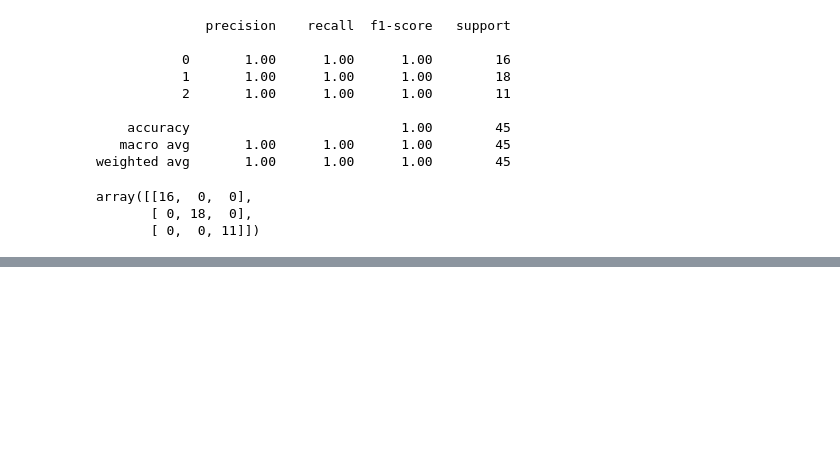
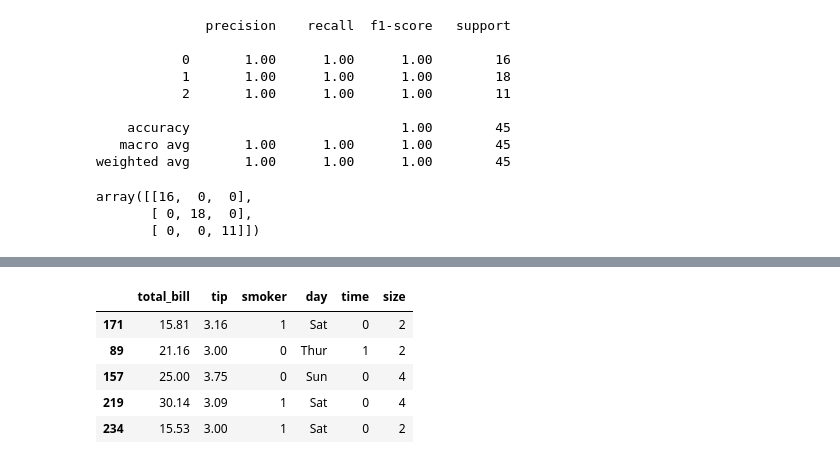
Before and after one commit to Aadarshrai1801/Naive-Bayes, a Jupyter notebook: Naive-Bayes.ipynb, the cells around one changed output, grey strips where cells are left out. Saved outputs shown, nothing was run; the diff lists cells and outputs as text; code cells hidden in the pictures; blank space fills up the shorter version.

```diff
--- a/Naive-Bayes.ipynb
+++ b/Naive-Bayes.ipynb
@@ -108,0 +138,17 @@ sns.load_dataset("tips")
+# %%
+# Feature Encoding (Label and OneHot Encoding)
+onehot = OneHotEncoder()
+label_smoker = LabelEncoder()
+label_time = LabelEncoder()
+# %%
+X_train["smoker"] = label_smoker.fit_transform(X_train["smoker"])
+X_train["time"] = label_time.fit_transform(X_train["time"])
+# %%
+X_train.head()
+# %% [output]
+|  | total_bill | tip | smoker | day | time | size |
+| 171 | 15.81 | 3.16 | 1 | Sat | 0 | 2 |
+| 89 | 21.16 | 3.00 | 0 | Thur | 1 | 2 |
+| 157 | 25.00 | 3.75 | 0 | Sun | 0 | 4 |
+| 219 | 30.14 | 3.09 | 1 | Sat | 0 | 4 |
+| 234 | 15.53 | 3.00 | 1 | Sat | 0 | 2 |
```
Also changed, not shown: parts of 32 cells of this notebook.
